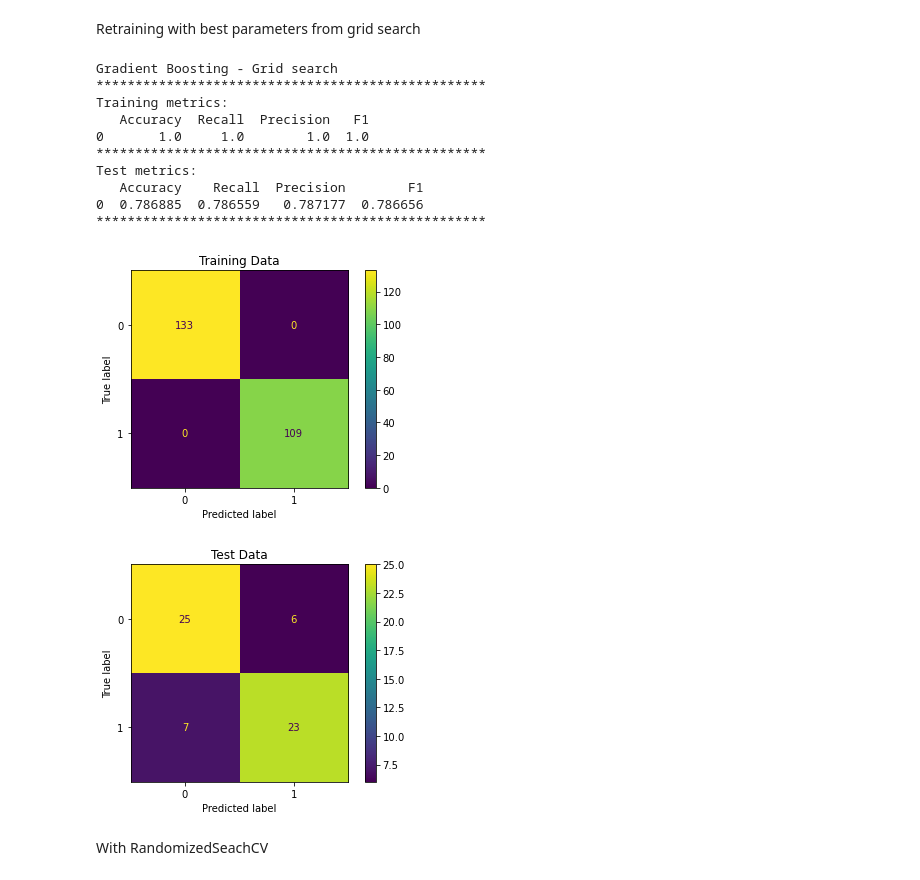
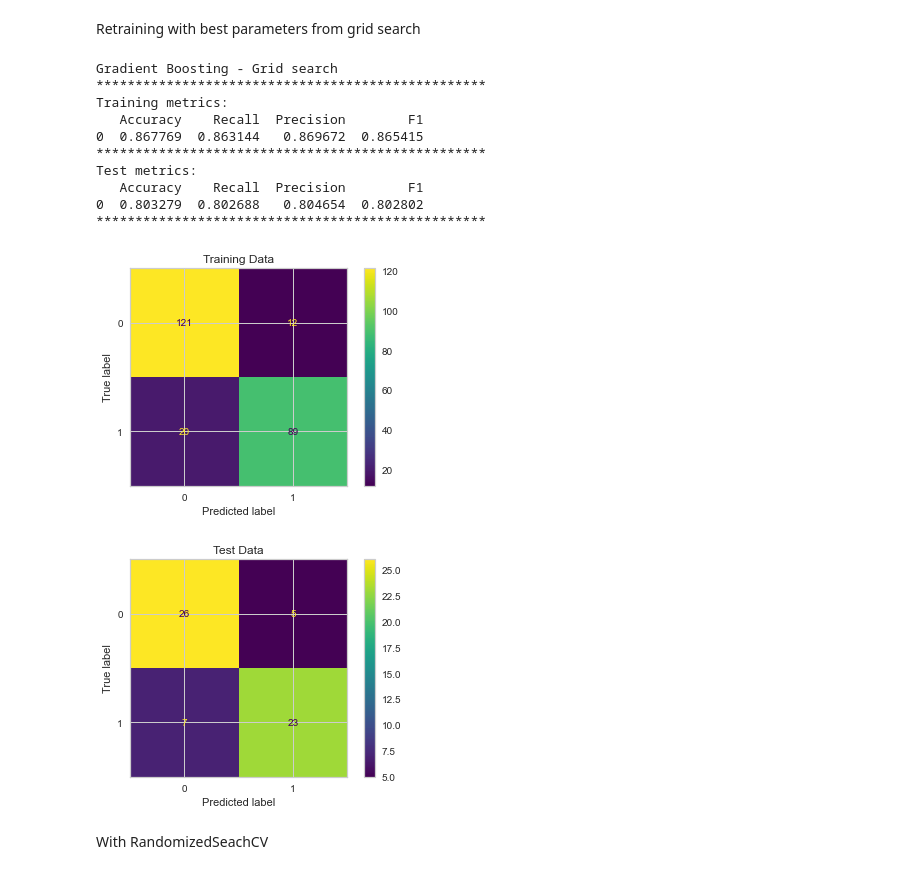
Before and after one commit to elnez/CREWES_proyect, a Jupyter notebook: EDA_HeartAttack.ipynb, the cells around one changed output. Saved outputs shown, nothing was run; the diff lists cells and outputs as text; code cells hidden in the pictures.

```diff
--- a/EDA_HeartAttack.ipynb
+++ b/EDA_HeartAttack.ipynb
@@ -1134,46 +1152,46 @@ Retraining with best parameters from grid search
 # %%
 # Training model
 model_xgb_grid = XGBClassifier(
-    max_depth = 4,
-    n_estimators = 250,
+    max_depth = 1,
+    n_estimators = 25,
     random_state = 10
 ).fit(train[features], train[target])
 
 # Computing predictions
 pred_train = model_xgb_grid.predict(train[features])
 pred_test = model_xgb_grid.predict(test[features])
 
 # Metrics
 print('Gradient Boosting - Grid search')
 print(50 * "*")
 print("Training metrics:")
 print(model_metrics(train[target], pred_train))
 print(50 * "*")
 print("Test metrics:")
 print(model_metrics(test[target], pred_test))
 print(50 * "*")
 
 # Confusion matrix:
 # Training Data
 ConfusionMatrixDisplay.from_predictions(train[target], pred_train)
 plt.title("Training Data")
 
 # Test Data
 ConfusionMatrixDisplay.from_predictions(test[target], pred_test)
 plt.title("Test Data");
 # %% [output]
 Gradient Boosting - Grid search
 **************************************************
 Training metrics:
-   Accuracy  Recall  Precision   F1
-0       1.0     1.0        1.0  1.0
+   Accuracy    Recall  Precision        F1
+0  0.867769  0.863144   0.869672  0.865415
 **************************************************
 Test metrics:
    Accuracy    Recall  Precision        F1
-0  0.786885  0.786559   0.787177  0.786656
+0  0.803279  0.802688   0.804654  0.802802
 **************************************************
-[figure, old version]
+[figure, new version]
-[figure, old version]
+[figure, new version]
 # %% [markdown]
 With RandomizedSeachCV
 # %%
```
Also changed, not shown: parts of 37 cells of this notebook.
